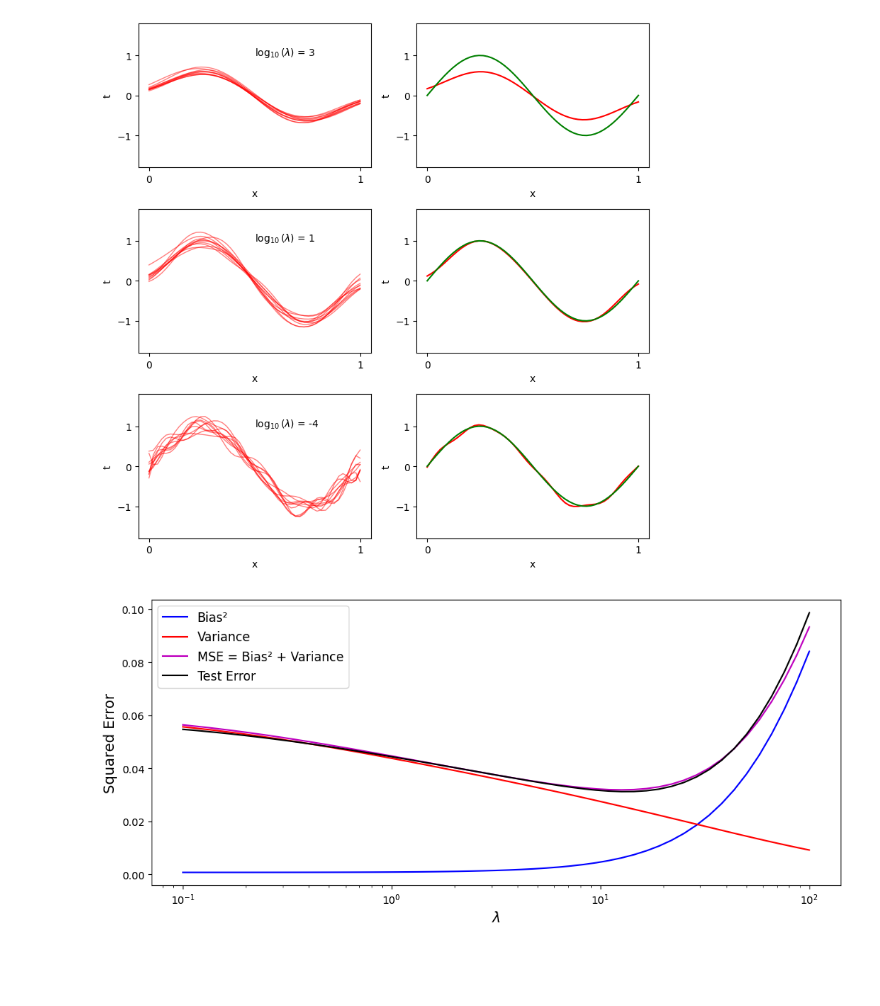
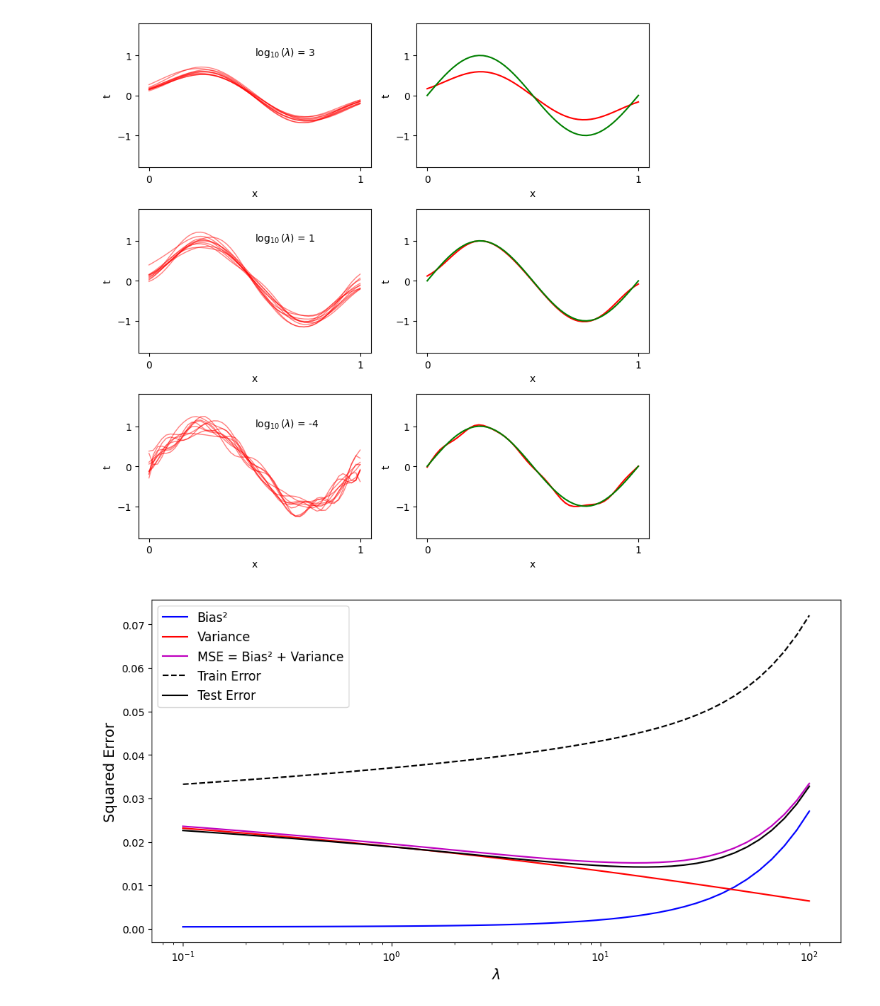
Before and after one commit to stootoon/prml-bias-variance-decomposition, a Jupyter notebook: bias-variance-tradeoff.ipynb, the cells around one changed output. Saved outputs shown, nothing was run; the diff lists cells and outputs as text; code cells hidden in the pictures; blank space fills up the shorter version.

Commit message:
Train error > Test error ?

```diff
--- a/bias-variance-tradeoff.ipynb
+++ b/bias-variance-tradeoff.ipynb
@@ -77,13 +77,13 @@ tight_layout()
 # %% [output]
 [figure]
 # %%
-noise_sd = 0.25
-Xtrain, Ytrain = generate_data(n_ds = 100, n_obs = 10,      noise_sd = noise_sd, seed = 0)
+Xtrain, Ytrain = generate_data(n_ds = 100, n_obs = 25,      noise_sd = noise_sd, seed = 0)
 Xtest,  Ytest  = generate_data(n_ds = 1,   n_obs = 1000,    noise_sd = noise_sd, seed = 1)
 # %%
 λ_vals = logspace(-1, 2, 51)
 bias2 = []
 variance = []
+train_error = []
 test_error = []
 mse = []
 for λ in λ_vals:
@@ -91,6 +91,8 @@ for λ in λ_vals:
     w_ds, y_ds = solve(Phi_train, Ytrain, noise_sd = noise_sd, λ = λ)
 
     y_ds    = array(y_ds).T # y_ds.shape = (n_obs, n_ds)
+
+    train_error.append(mean((y_ds - array(Ytrain).T)**2))
 
     y_mean  = mean(y_ds, axis=1) # Mean over datasets, y_mean.shape = (n_obs,)
 
@@ -112,10 +114,12 @@ for λ in λ_vals:
 # %%
 assert allclose(array(bias2) + array(variance), mse), "Bias² + Variance != MSE"
 # %%
+figure(figsize=(12, 6))
 semilogx(λ_vals, bias2,      "b", label="Bias²")
 semilogx(λ_vals, variance,   "r", label="Variance")
 semilogx(λ_vals, mse,        "m", label="MSE = Bias² + Variance")
-semilogx(λ_vals, test_error, "k", label="Test Error")
+semilogx(λ_vals, train_error, "k--", label="Train Error")
+semilogx(λ_vals, test_error,  "k", label="Test Error")
 xlabel("$\lambda$", fontsize=14); ylabel("Squared Error", fontsize=14); legend(fontsize=12);
 # %% [output]
-[figure, old version]
+[figure, new version]
```
